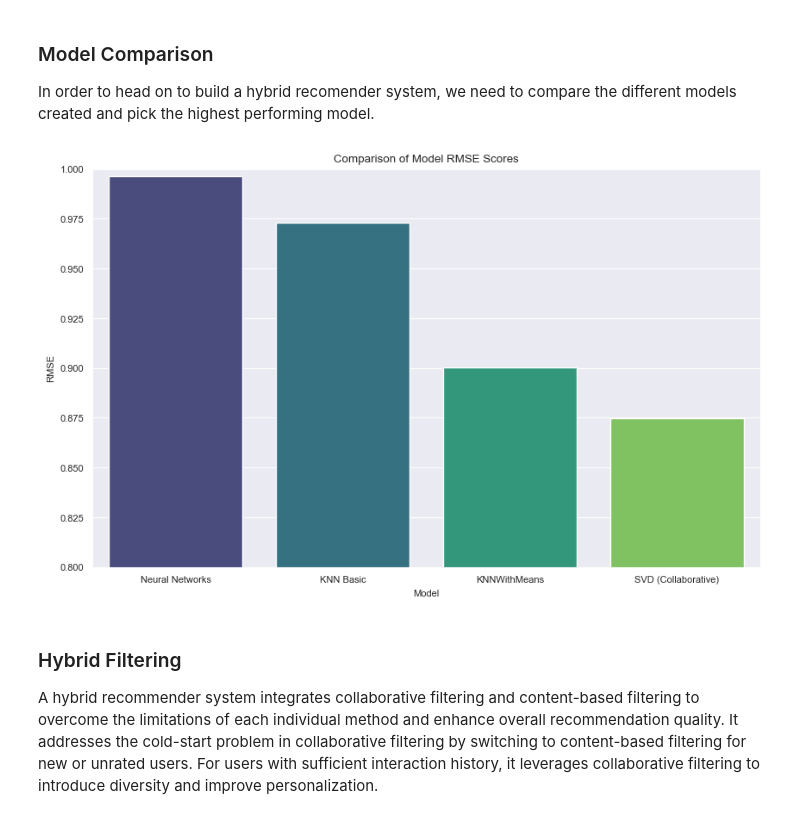
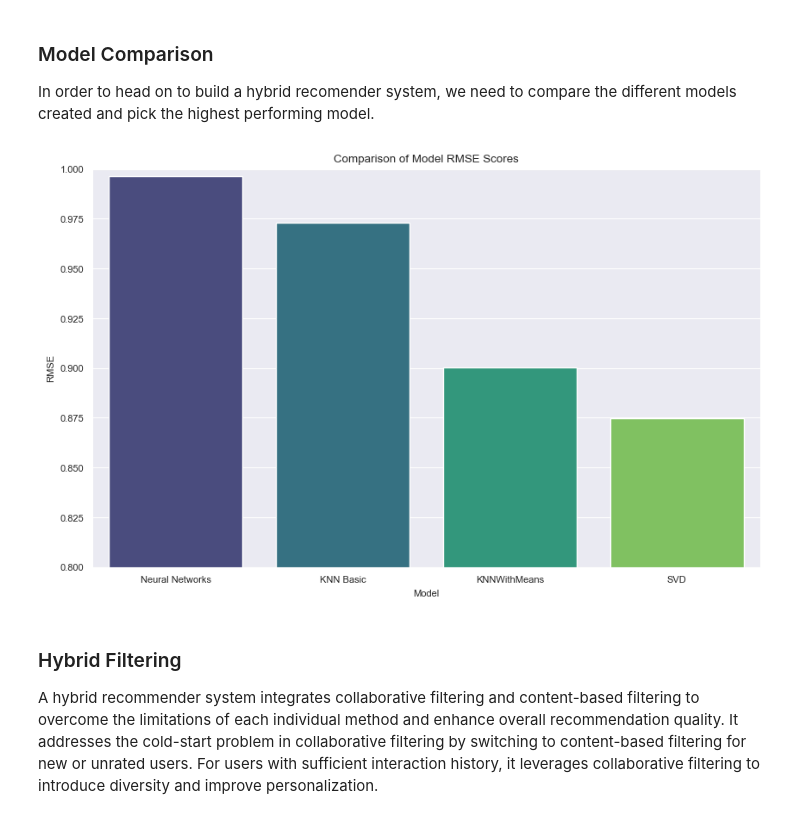
Before and after one commit to Kanyenje-Brian/MovieLens-Recommender, a Jupyter notebook: notebook.ipynb, the cells around one changed output. Drawn from its saved outputs; the diff is of its cells as text; code cells hidden in the pictures.

Commit message:
neural networks

```diff
--- a/notebook.ipynb
+++ b/notebook.ipynb
@@ -1194,27 +1183,27 @@ The neural network model performed worse than expected achieving an RMSE score o
  In order to head on to build a hybrid recomender system, we need to compare the different models created and pick the highest performing model.
 # %%
 # Compare the RMSE of different models
-model_names = ['KNN Basic', 'KNNWithMeans', 'SVD (Collaborative)', 'Neural Networks']
+model_names = ['KNN Basic', 'KNNWithMeans', 'SVD', 'Neural Networks']
 rmse_values = [0.9730, 0.9005, 0.8746, 0.9964] # Using values from cell_id: 96174407
 
 # Create a DataFrame for plotting
 rmse_df = pd.DataFrame({
     'Model': model_names,
     'RMSE': rmse_values
 })
 
 # Sort by RMSE for better visualization (Descending order)
 rmse_df = rmse_df.sort_values('RMSE', ascending=False)
 
 # Create the bar chart
 plt.figure(figsize=(10, 6))
 sns.barplot(x='Model', y='RMSE', data=rmse_df, palette='viridis')
 plt.ylabel('RMSE')
 plt.title('Comparison of Model RMSE Scores')
 plt.ylim(0.8, 1.0) # Set y-axis limits to focus on the differences
 plt.show()
 # %% [output]
-[figure, old version]
+[figure, new version]
 # %% [markdown]
 ### Hybrid Filtering
 
```
Also changed, not shown: parts of 5 cells of this notebook.
